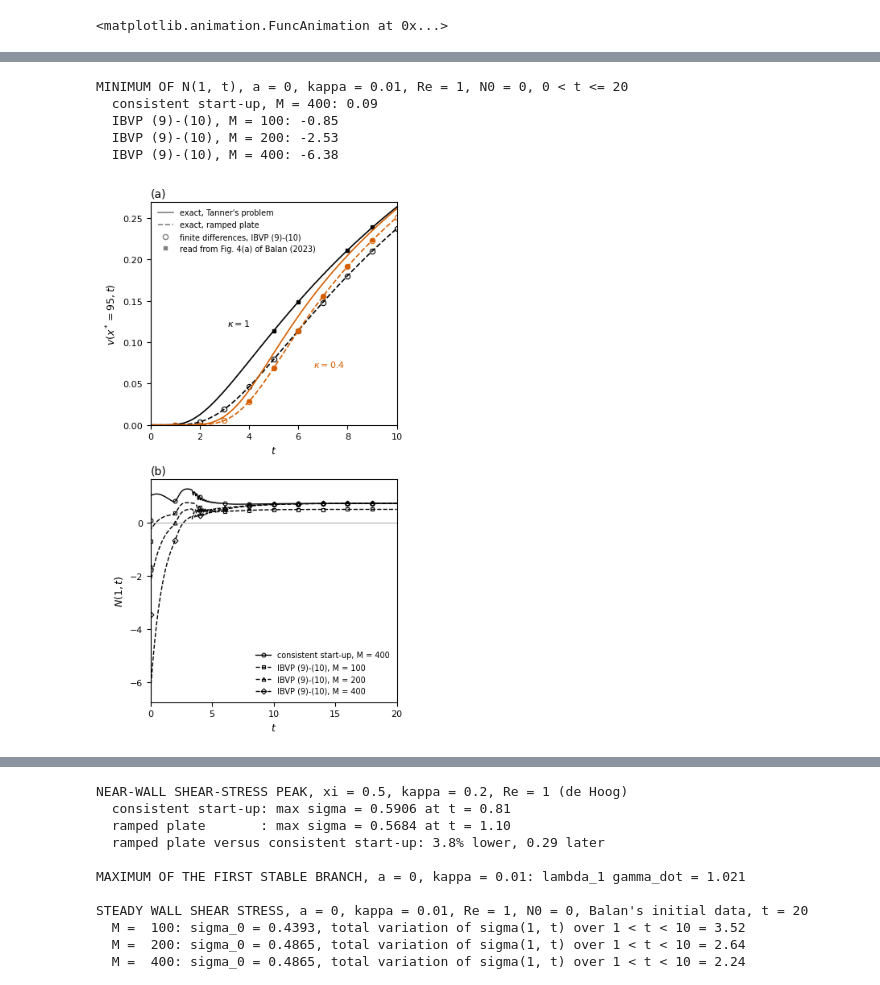
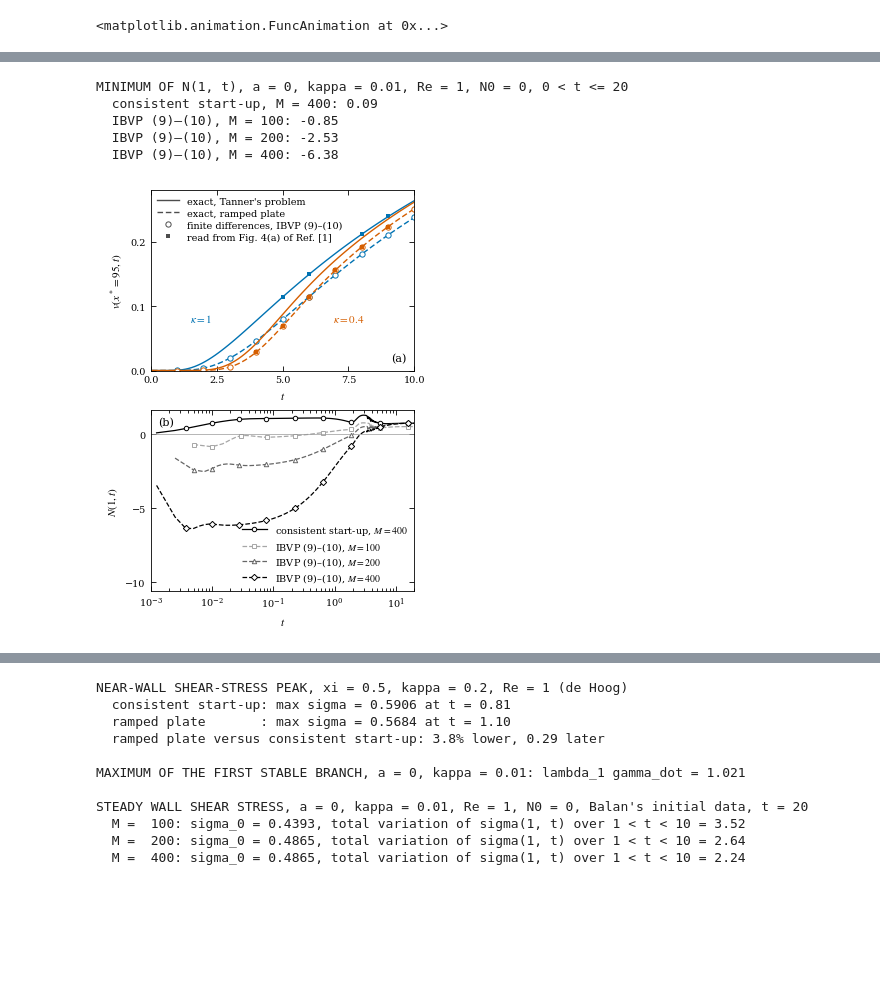
Before and after one commit to ichristov/viscoelastic-startup, a Jupyter notebook: notebooks/balan_2023_startup_couette.ipynb, the cells around one changed output, grey strips where cells are left out. Saved outputs shown, nothing was run; the diff lists cells and outputs as text; code cells hidden in the pictures; blank space fills up the shorter version.

Commit message:
Balan notebook: one-column Comment figure; all quoted numbers printed

```diff
--- a/notebooks/balan_2023_startup_couette.ipynb
+++ b/notebooks/balan_2023_startup_couette.ipynb
@@ -625,5 +625,5 @@ This is Fig. 1 of I. C. Christov, Comment on &ldquo;Note on the start-up of Coue
 # %%
-# Fig. 1 of the Comment: (a) v(x* = 95, t), exact curves and numerical symbols; (b) N(1, t), finite differences
+# Fig. 1 of the Comment, one journal column wide: (a) v(x* = 95, t), exact curves and numerical symbols; (b) N(1, t)
 # values read from Fig. 4(a) of Balan (2023), columns kappa, t, v: calibrated on the tick labels,
 # at the integer t free of the annotations (the blue t_c markers and the labels)
 digitized = np.array([[1.0, 5, 0.1139], [1.0, 6, 0.1491], [1.0, 8, 0.2115], [1.0, 9, 0.2389],
@@ -633,72 +633,80 @@ xi_star = 5.0   # x* = 95 in Balan's gap of width 100
 L = 25.0
 times = np.linspace(0.05, 10, 80)
 times_symbols = np.arange(1.0, 10.1, 1.0)   # sparse, so that the curves stay visible
-colors = {1.0: 'black', 0.4: '#D55E00'}
+colors = {1.0: '#0072B2', 0.4: '#D55E00'}   # blue and vermillion, distinguishable in color and in grayscale
 
-with plt.rc_context({'font.size': 8, 'axes.labelsize': 9, 'xtick.labelsize': 8, 'ytick.labelsize': 8,
-                     'legend.fontsize': 7, 'axes.titlepad': 4}):
-    fig, axes = plt.subplots(2, 1, figsize=(4, 7))
+# a journal style: STIX serif fonts to match the text, 8 pt, ticks inside on all four sides
+journal = {'font.family': 'serif', 'font.serif': ['STIXGeneral'], 'mathtext.fontset': 'stix', 'font.size': 8,
+           'axes.labelsize': 8, 'xtick.labelsize': 7, 'ytick.labelsize': 7, 'legend.fontsize': 7,
+           'axes.linewidth': 0.6, 'xtick.major.width': 0.6, 'ytick.major.width': 0.6,
+           'xtick.direction': 'in', 'ytick.direction': 'in', 'xtick.top': True, 'ytick.right': True}
+with plt.rc_context(journal):
+    fig, axes = plt.subplots(2, 1, figsize=(3.37, 4.6))
 
     # (a) velocity five elastic lengths from the plate
     ax = axes[0]
     for kappa_value in [1.0, 0.4]:
         color = colors[kappa_value]
         v_step = [halfspace_exact(xi_star, t, 1.0, kappa_value) for t in times]
         v_ramp = [ramped_plate_halfspace(xi_star, t, kappa_value) for t in times]
         v_balan = inconsistent_balan_9_10(np.array([xi_star]), times_symbols, kappa_value, L=L, M=5000)[:, 0]
         read = digitized[:, 0] == kappa_value
-        ax.plot(times, v_step, color=color, linewidth=1.2)
-        ax.plot(times, v_ramp, color=color, linewidth=1.2, linestyle='dashed')
-        ax.plot(times_symbols, v_balan, 'o', color=color, markerfacecolor='none', markersize=4.5, markeredgewidth=0.8)
-        ax.plot(digitized[read, 1], digitized[read, 2], 's', color=color, markersize=2.5)
-    ax.text(3.1, 0.12, r'$\kappa = 1$', color=colors[1.0])
-    ax.text(6.6, 0.07, r'$\kappa = 0.4$', color=colors[0.4])
-    ax.plot([], [], color='gray', linewidth=1.2, label="exact, Tanner's problem")
-    ax.plot([], [], color='gray', linewidth=1.2, linestyle='dashed', label='exact, ramped plate')
-    ax.plot([], [], 'o', color='gray', markerfacecolor='none', markersize=4.5, label='finite differences, IBVP (9)-(10)')
-    ax.plot([], [], 's', color='gray', markersize=2.5, label='read from Fig. 4(a) of Balan (2023)')
-    ax.legend(loc='upper left', frameon=False)
+        ax.plot(times, v_step, color=color, linewidth=1.0)
+        ax.plot(times, v_ramp, color=color, linewidth=1.0, linestyle=(0, (4, 2)))
+        ax.plot(times_symbols, v_balan, 'o', color=color, markerfacecolor='white', markersize=3.8, markeredgewidth=0.7)
+        ax.plot(digitized[read, 1], digitized[read, 2], 's', color=color, markersize=2.6, markeredgewidth=0)
+    ax.text(2.35, 0.075, r'$\kappa = 1$', color=colors[1.0], ha='right')
+    ax.text(6.9, 0.075, r'$\kappa = 0.4$', color=colors[0.4], ha='left')
+    # the legend names the sources in the wording of the Comment's caption
+    ax.plot([], [], color='0.3', linewidth=1.0, label="exact, Tanner's problem")
+    ax.plot([], [], color='0.3', linewidth=1.0, linestyle=(0, (4, 2)), label='exact, ramped plate')
+    ax.plot([], [], 'o', color='0.3', markerfacecolor='white', markersize=3.8, markeredgewidth=0.7,
+            label='finite differences, IBVP (9)–(10)')
+    ax.plot([], [], 's', color='0.3', markersize=2.6, markeredgewidth=0, label='read from Fig. 4(a) of Ref. [1]')
+    ax.legend(loc='upper left', frameon=False, handlelength=2.2, borderaxespad=0.3, labelspacing=0.3)
     ax.set_xlim(0, 10)
-    ax.set_ylim(0, 0.27)
+    ax.set_ylim(0, 0.28)
     ax.set_xlabel('$t$')
     ax.set_ylabel(r'$v(x^* = 95, t)$')
-    ax.set_title('(a)', loc='left', fontsize=10)
+    ax.text(0.97, 0.05, '(a)', transform=ax.transAxes, ha='right')
 
-    # (b) normal stress at the wall, corotational model
+    # (b) normal stress at the wall, corotational model, on a logarithmic time axis (the dip lasts about one time step)
     ax = axes[1]
     print('MINIMUM OF N(1, t), a = 0, kappa = 0.01, Re = 1, N0 = 0, 0 < t <= 20')
-    runs = [(400, False, 'solid', 'o'), (100, True, 'dashed', 's'), (200, True, 'dashed', '^'), (400, True, 'dashed', 'D')]
-    for M, inconsistent, style, marker in runs:
+    runs = [(400, False, '-', 'o', 'black'), (100, True, '--', 's', '0.65'), (200, True, '--', '^', '0.4'), (400, True, '--', 'D', 'black')]
+    for M, inconsistent, line_style, marker, color in runs:
         wall = []
         startup_fd(M=M, a=0.0, kappa=0.01, Re=1.0, tmax=20.0, L=1.0, inconsistent_ic=inconsistent, wall_N=wall)
         t_wall = np.linspace(20.0/len(wall), 20.0, len(wall))
-        every = len(wall)//10   # about ten symbols per curve
+        marks = list(np.unique(np.searchsorted(t_wall, np.logspace(-2.5, 1.2, 9))))   # evenly spaced on the log axis
         if inconsistent:
-            label = f'IBVP (9)-(10), M = {M}'
+            label = f'IBVP (9)–(10), $M = {M}$'
         else:
-            label = f'consistent start-up, M = {M}'
-        ax.plot(t_wall, wall, color='black', linewidth=1.0, linestyle=style, marker=marker, markevery=every,
-                markersize=3.5, markerfacecolor='none', markeredgewidth=0.8, label=label)
-        print(f'  {label}: {min(wall):.2f}')
-    ax.axhline(0, color='gray', linewidth=0.5)
-    ax.legend(loc='lower right', frameon=False)
-    ax.set_xlim(0, 20)
+            label = f'consistent start-up, $M = {M}$'
+        ax.plot(t_wall, wall, color=color, linewidth=0.9, linestyle=line_style, marker=marker, markevery=marks,
+                markersize=3.2, markerfacecolor='white', markeredgewidth=0.7, label=label)
+        print(f'  {label.replace("$", "")}: {min(wall):.2f}')
+    ax.axhline(0, color='0.6', linewidth=0.5)
+    ax.set_xscale('log')
+    ax.set_xlim(1e-3, 20)
+    ax.set_ylim(-10.6, 1.6)   # room below the curves for the legend
+    ax.legend(loc='lower right', frameon=False, handlelength=2.6, borderaxespad=0.3, labelspacing=0.3)
     ax.set_xlabel('$t$')
     ax.set_ylabel('$N(1,t)$')
-    ax.set_title('(b)', loc='left', fontsize=10)
+    ax.text(0.03, 0.92, '(b)', transform=ax.transAxes)
 
-    fig.tight_layout()
+    fig.tight_layout(h_pad=0.8)
     os.makedirs('../figures', exist_ok=True)
     fig.savefig('../figures/balan_2023_comment_fig1.pdf', bbox_inches='tight')
     fig.savefig('../figures/balan_2023_comment_fig1.png', dpi=300, bbox_inches='tight')
 plt.show()
 # %% [output]
 MINIMUM OF N(1, t), a = 0, kappa = 0.01, Re = 1, N0 = 0, 0 < t <= 20
   consistent start-up, M = 400: 0.09
-  IBVP (9)-(10), M = 100: -0.85
-  IBVP (9)-(10), M = 200: -2.53
-  IBVP (9)-(10), M = 400: -6.38
+  IBVP (9)–(10), M = 100: -0.85
+  IBVP (9)–(10), M = 200: -2.53
+  IBVP (9)–(10), M = 400: -6.38
-[figure, old version]
+[figure, new version]
 # %% [markdown]
 # NUMBERS QUOTED IN THE COMMENT
 
```
Also changed, not shown: parts of 3 cells of this notebook, 2 other files.
